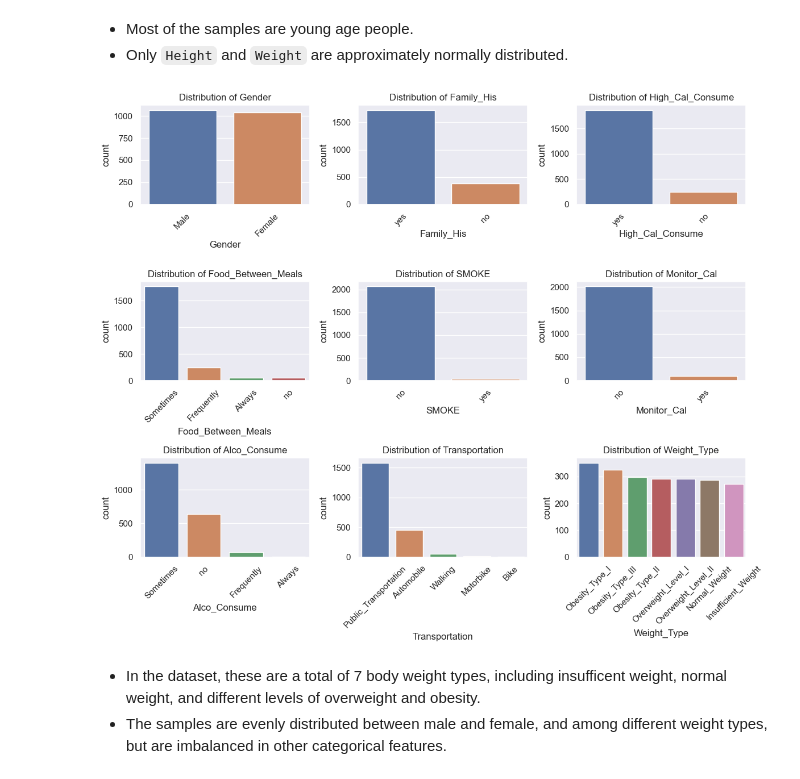
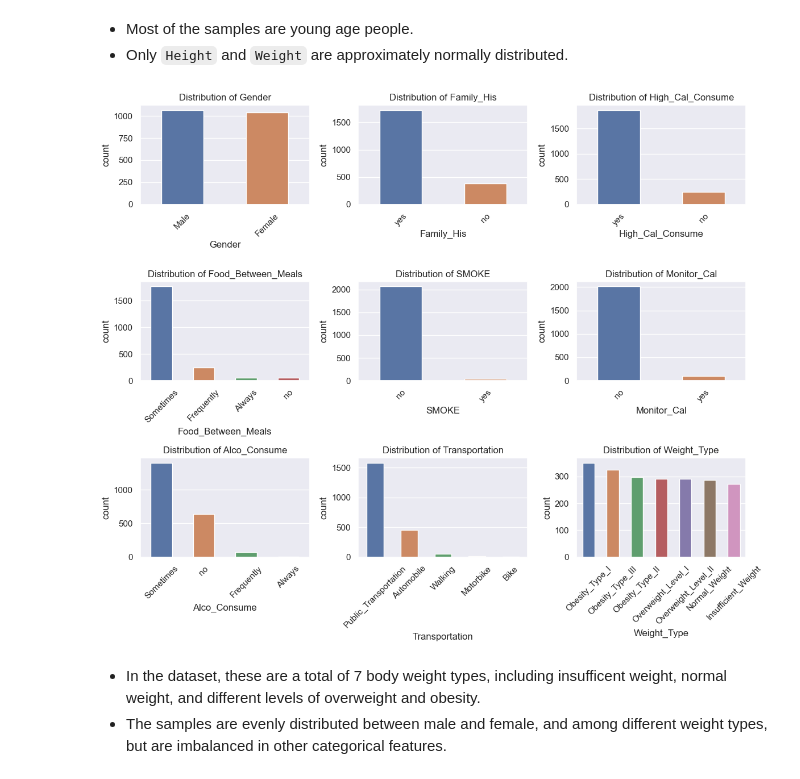
Before and after one commit to JielingChen/obesity_level_prediction, a Jupyter notebook: Obesity Levels Classification Prediction.ipynb, the cells around one changed output. Cells and saved outputs as stored; diff of their text form; code cells hidden in the pictures.

```diff
--- a/Obesity Levels Classification Prediction.ipynb
+++ b/Obesity Levels Classification Prediction.ipynb
@@ -154,21 +154,21 @@ plt.show()
 # %%
 # check the distribution of categorical variables
 fig, axes = plt.subplots(3, 3, figsize=(12, 10))
 cat_columns = list(cat.columns)
 row = 0
 for i, column in enumerate(cat_columns):
     if i% 3 == 0 and i > 0:
         row += 1
     ax = axes[row, i % 3]
     order = list(data[column].value_counts().sort_values(ascending=False).index) # sort the categories by counts
-    sns.countplot(data=data, x=column, order=order, ax=ax)
+    sns.countplot(data=data, x=column, order=order, ax=ax, width=0.5)
     ax.set_xticklabels(ax.get_xticklabels(), rotation=45)
     ax.set_title(f'Distribution of {column}')
 
 plt.tight_layout()
 plt.show()
 # %% [output]
-[figure, old version]
+[figure, new version]
 # %% [markdown]
 * In the dataset, these are a total of 7 body weight types, including insufficent weight, normal weight, and different levels of overweight and obesity.
 * The samples are evenly distributed between male and female, and among different weight types, but are imbalanced in other categorical features.
```
Also changed, not shown: parts of 15 cells of this notebook.
